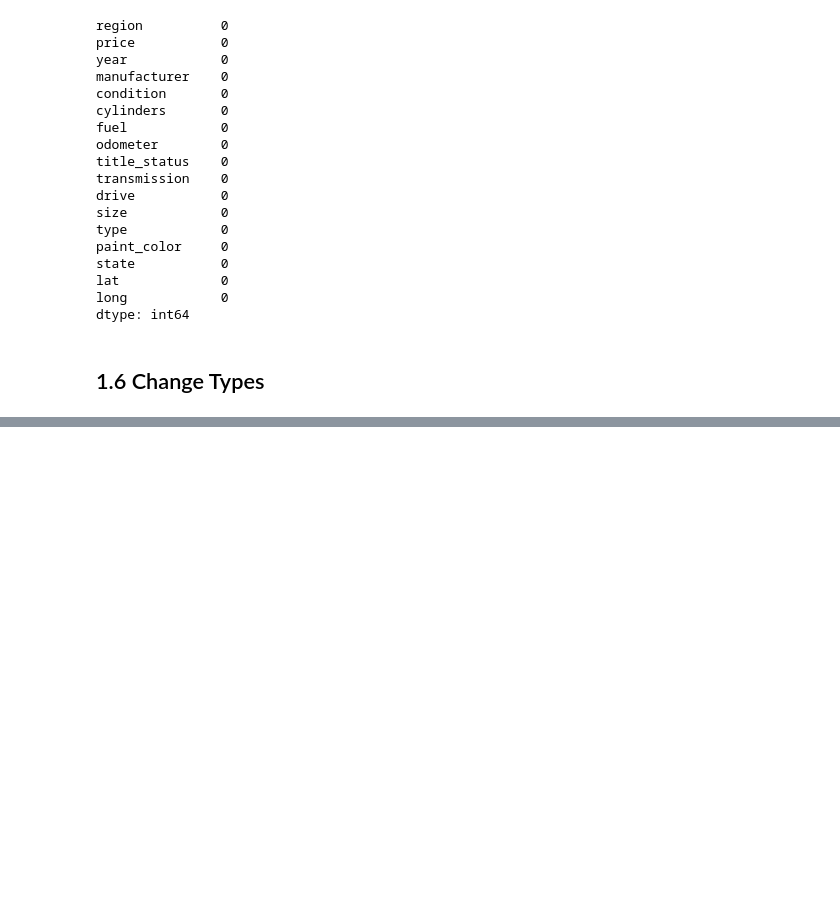
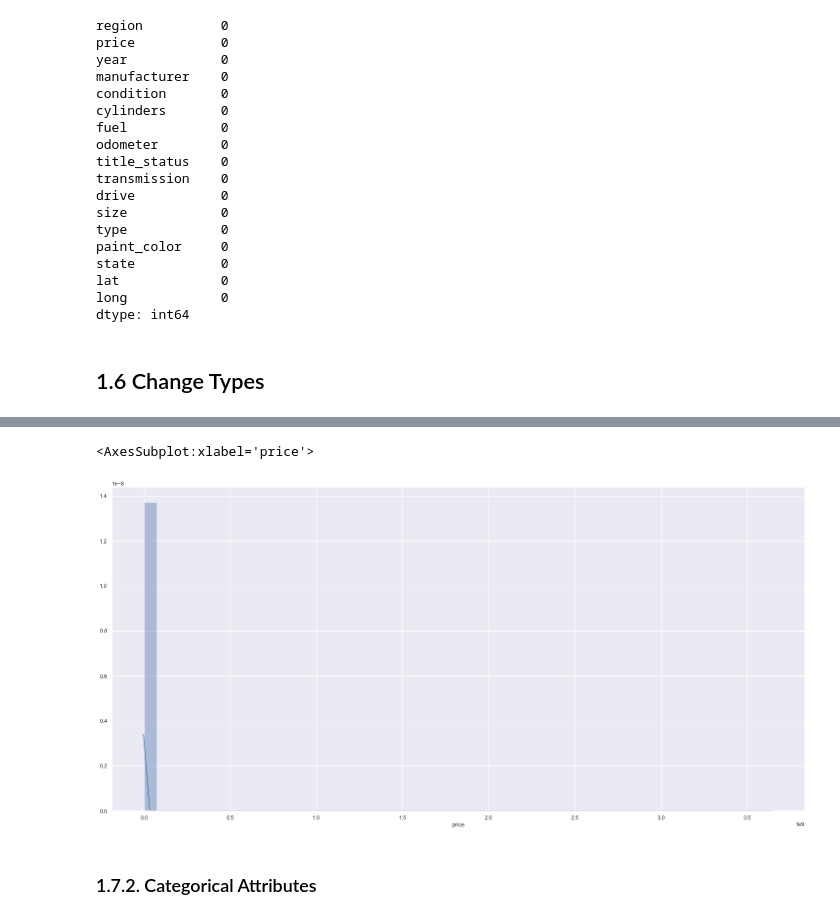
Before and after one commit to panambY/Used_Car_Price, a Jupyter notebook: Used_Car_Price.ipynb, the cells around one changed output, grey strips where cells are left out. Cells and saved outputs as stored; diff of their text form; code cells hidden in the pictures; blank space fills up the shorter version.

```diff
--- a/Used_Car_Price.ipynb
+++ b/Used_Car_Price.ipynb
@@ -438,0 +461,3 @@ dtype: int64
+# %%
+# year
+df1['year'] = df1['year'].astype( 'int64' )
@@ -438,0 +528,8 @@ dtype: int64
+# %%
+sns.distplot( df1['price'] )
+# Observing the distribution of the target variable, we can already see the presence of outliers. This problem will be addressed later.
+# %% [output]
+<AxesSubplot:xlabel='price'>
+[figure, added]
+# %% [markdown]
+### 1.7.2. Categorical Attributes
```
Also changed, not shown: parts of 12 cells of this notebook.
